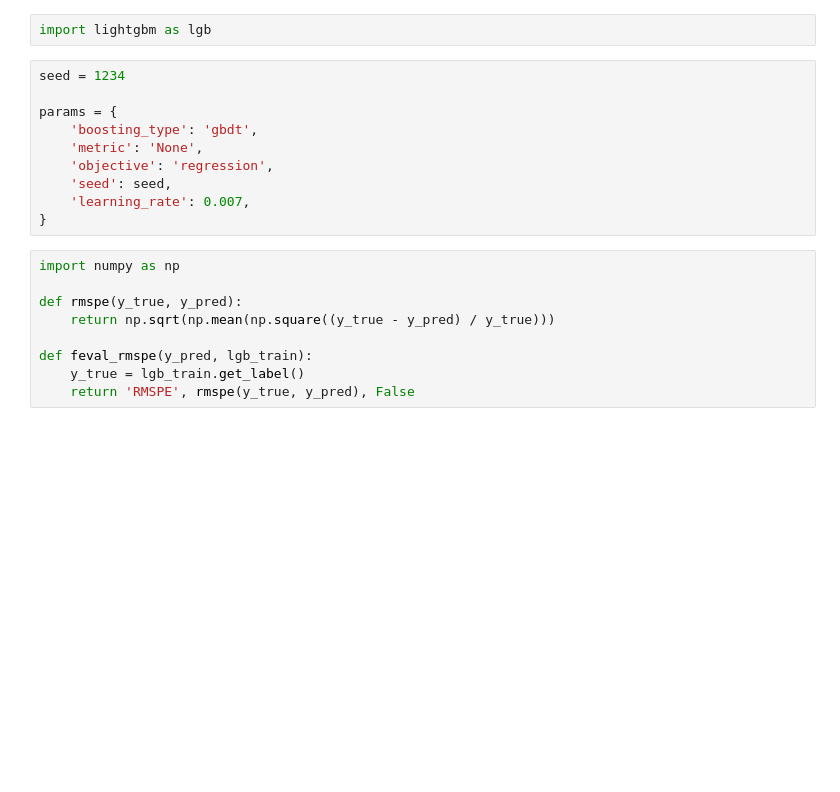
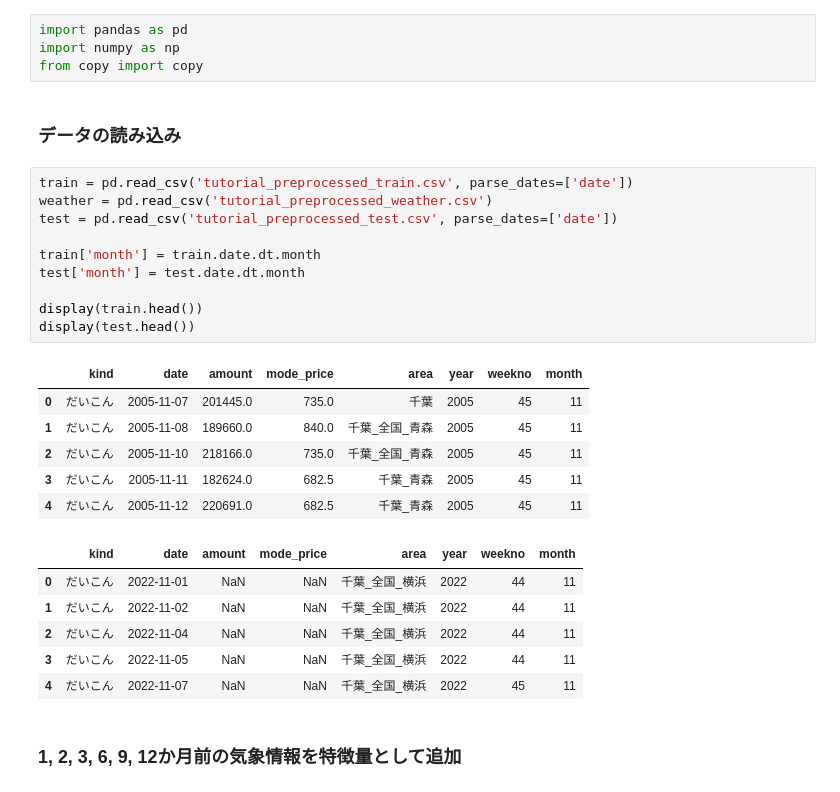
Before and after one commit to Takuma1008/vegetable, a Jupyter notebook: 20230116_vegetable.ipynb, the cells around one changed output. Drawn from its saved outputs; the diff is of its cells as text; blank space fills up the shorter version.

```diff
--- a/20230116_vegetable.ipynb
+++ b/20230116_vegetable.ipynb
@@ -371,21 +1,31 @@ Index(['kind', 'date', 'amount', 'mode_price', 'area', 'year', 'weekno',
-# %%
-import lightgbm as lgb
-# %%
-seed = 1234
-
-params = {
-    'boosting_type': 'gbdt',
-    'metric': 'None',
-    'objective': 'regression',
-    'seed': seed,
-    'learning_rate': 0.007,
-}
-# %%
-import numpy as np
-
-def rmspe(y_true, y_pred):
-    return np.sqrt(np.mean(np.square((y_true - y_pred) / y_true)))
-
-def feval_rmspe(y_pred, lgb_train):
-    y_true = lgb_train.get_label()
-    return 'RMSPE', rmspe(y_true, y_pred), False
+# %%
+import pandas as pd
+import numpy as np
+from copy import copy
+# %% [markdown]
+### データの読み込み
+# %%
+train = pd.read_csv('tutorial_preprocessed_train.csv', parse_dates=['date'])
+weather = pd.read_csv('tutorial_preprocessed_weather.csv')
+test = pd.read_csv('tutorial_preprocessed_test.csv', parse_dates=['date'])
+
+train['month'] = train.date.dt.month
+test['month'] = test.date.dt.month
+
+display(train.head())
+display(test.head())
+# %% [output]
+|  | kind | date | amount | mode_price | area | year | weekno | month |
+| 0 | だいこん | 2005-11-07 | 201445.0 | 735.0 | 千葉 | 2005 | 45 | 11 |
+| 1 | だいこん | 2005-11-08 | 189660.0 | 840.0 | 千葉_全国_青森 | 2005 | 45 | 11 |
+| 2 | だいこん | 2005-11-10 | 218166.0 | 735.0 | 千葉_全国_青森 | 2005 | 45 | 11 |
+| 3 | だいこん | 2005-11-11 | 182624.0 | 682.5 | 千葉_青森 | 2005 | 45 | 11 |
+| 4 | だいこん | 2005-11-12 | 220691.0 | 682.5 | 千葉_青森 | 2005 | 45 | 11 |
+|  | kind | date | amount | mode_price | area | year | weekno | month |
+| 0 | だいこん | 2022-11-01 | NaN | NaN | 千葉_全国_横浜 | 2022 | 44 | 11 |
+| 1 | だいこん | 2022-11-02 | NaN | NaN | 千葉_全国_横浜 | 2022 | 44 | 11 |
+| 2 | だいこん | 2022-11-04 | NaN | NaN | 千葉_全国_横浜 | 2022 | 44 | 11 |
+| 3 | だいこん | 2022-11-05 | NaN | NaN | 千葉_全国_横浜 | 2022 | 44 | 11 |
+| 4 | だいこん | 2022-11-07 | NaN | NaN | 千葉_全国_横浜 | 2022 | 45 | 11 |
+# %% [markdown]
+### 1, 2, 3, 6, 9, 12か月前の気象情報を特徴量として追加
```
Also changed, not shown: parts of 53 cells of this notebook, 1 other file.
